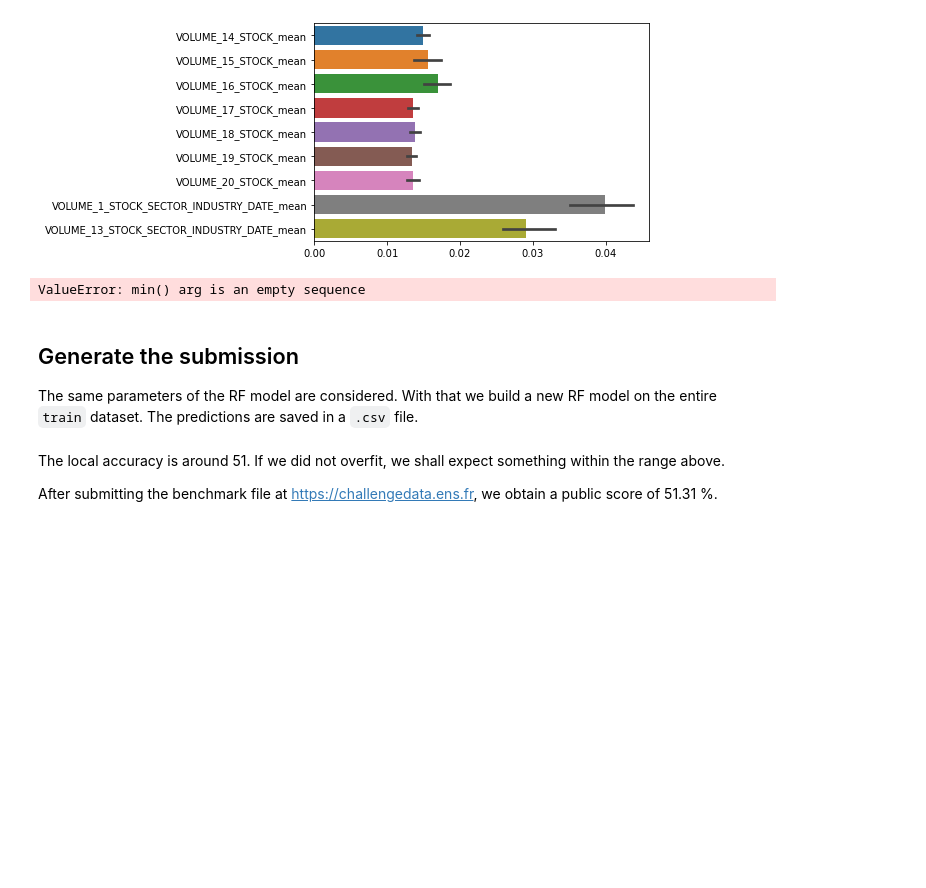
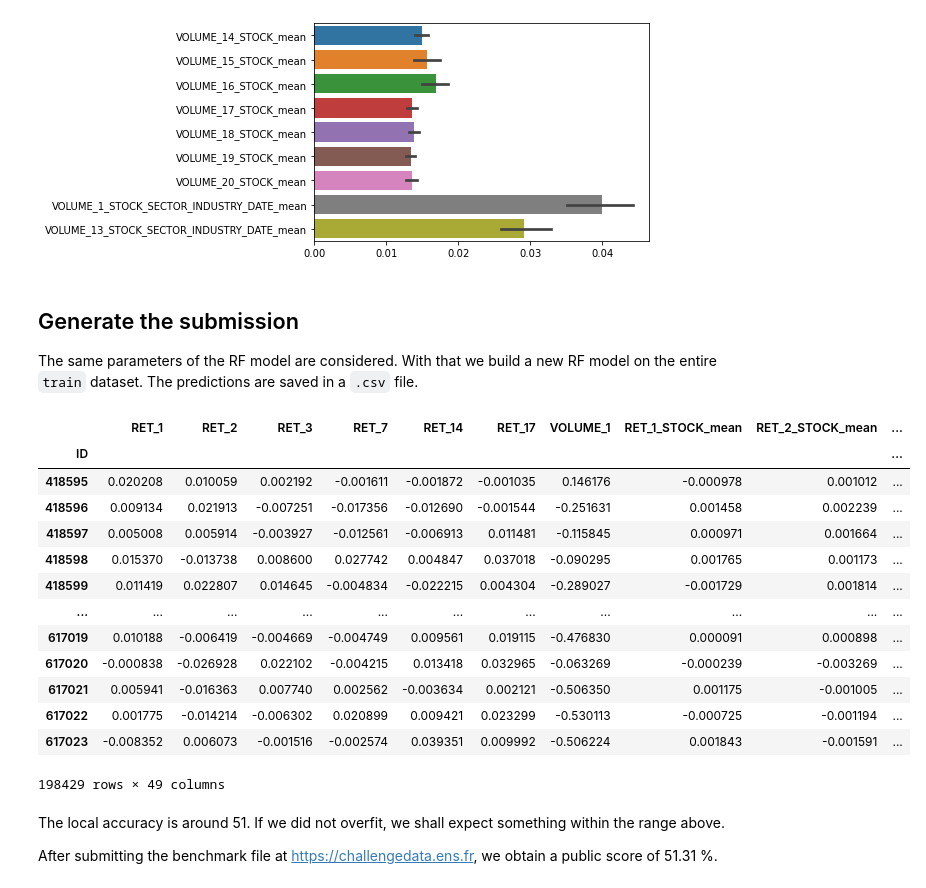
Before and after one commit to Jujie-YANG/durhack_2022_2, a Jupyter notebook: RF.ipynb, the cells around one changed output. Saved outputs shown, nothing was run; the diff lists cells and outputs as text; code cells hidden in the pictures; blank space fills up the shorter version.

```diff
--- a/RF.ipynb
+++ b/RF.ipynb
@@ -226,7 +246,5 @@ sns.barplot(data=feature_importances.iloc[:,40:80], orient='h')
 <AxesSubplot:>
 [figure]
 # %%
-sns.barplot(data=feature_importances.iloc[:,80:100], orient='h')
+# sns.barplot(data=feature_importances.iloc[:,80:100], orient='h')
-# %% [output]
-ValueError: min() arg is an empty sequence
 # %%
@@ -253,6 +271,23 @@ submission.index = test.index
 submission.name = target
 
 submission.to_csv('./RF.csv', index=True, header=True)
+# %%
+X_test.fillna(0)
+# %% [output]
+|  | RET_1 | RET_2 | RET_3 | RET_7 | RET_14 | RET_17 | VOLUME_1 | RET_1_STOCK_mean | RET_2_STOCK_mean | ... |
+| ID |  |  |  |  |  |  |  |  |  | ... |
+| 418595 | 0.020208 | 0.010059 | 0.002192 | -0.001611 | -0.001872 | -0.001035 | 0.146176 | -0.000978 | 0.001012 | ... |
+| 418596 | 0.009134 | 0.021913 | -0.007251 | -0.017356 | -0.012690 | -0.001544 | -0.251631 | 0.001458 | 0.002239 | ... |
+| 418597 | 0.005008 | 0.005914 | -0.003927 | -0.012561 | -0.006913 | 0.011481 | -0.115845 | 0.000971 | 0.001664 | ... |
+| 418598 | 0.015370 | -0.013738 | 0.008600 | 0.027742 | 0.004847 | 0.037018 | -0.090295 | 0.001765 | 0.001173 | ... |
+| 418599 | 0.011419 | 0.022807 | 0.014645 | -0.004834 | -0.022215 | 0.004304 | -0.289027 | -0.001729 | 0.001814 | ... |
+| ... | ... | ... | ... | ... | ... | ... | ... | ... | ... | ... |
+| 617019 | 0.010188 | -0.006419 | -0.004669 | -0.004749 | 0.009561 | 0.019115 | -0.476830 | 0.000091 | 0.000898 | ... |
+| 617020 | -0.000838 | -0.026928 | 0.022102 | -0.004215 | 0.013418 | 0.032965 | -0.063269 | -0.000239 | -0.003269 | ... |
+| 617021 | 0.005941 | -0.016363 | 0.007740 | 0.002562 | -0.003634 | 0.002121 | -0.506350 | 0.001175 | -0.001005 | ... |
+| 617022 | 0.001775 | -0.014214 | -0.006302 | 0.020899 | 0.009421 | 0.023299 | -0.530113 | -0.000725 | -0.001194 | ... |
+| 617023 | -0.008352 | 0.006073 | -0.001516 | -0.002574 | 0.039351 | 0.009992 | -0.506224 | 0.001843 | -0.001591 | ... |
+198429 rows × 49 columns
 # %% [markdown]
 
 The local accuracy is around 51. If we did not overfit, we shall expect something within the range above.
```
Also changed, not shown: parts of 3 cells of this notebook, 5 other files.
